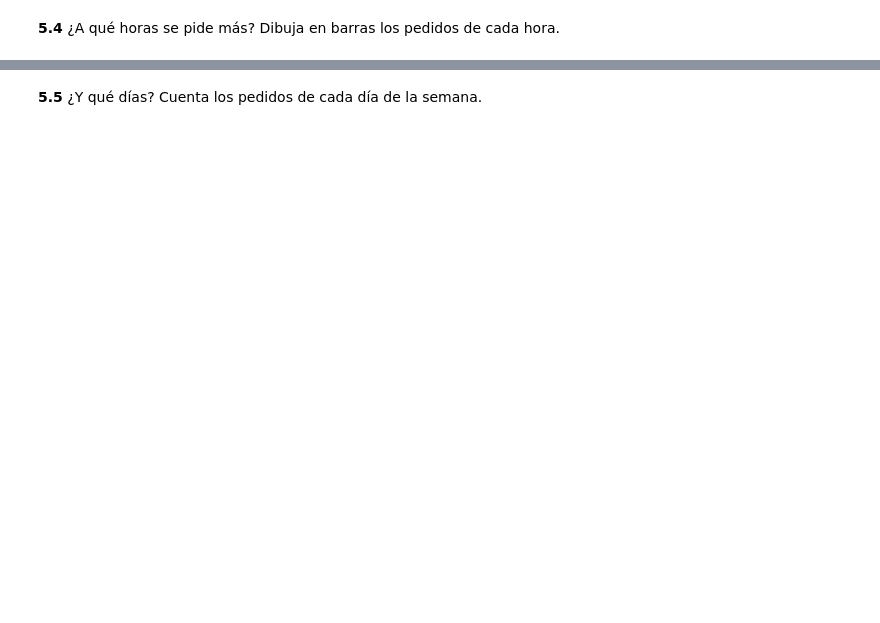
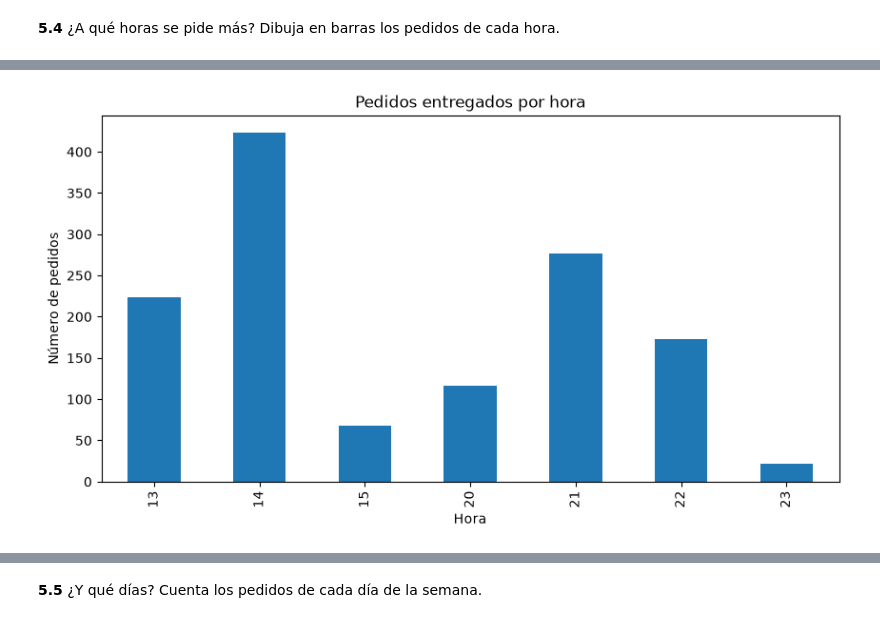
Before and after one commit to eripinor/practica_domicilio, a Jupyter notebook: a_domicilio.ipynb, the cells around one changed output, grey strips where cells are left out. Cells and saved outputs as stored; diff of their text form; code cells hidden in the pictures; blank space fills up the shorter version.

```diff
--- a/a_domicilio.ipynb
+++ b/a_domicilio.ipynb
@@ -654,0 +723,16 @@ Respuesta:
+# %%
+# Contar los pedidos entregados de cada hora
+pedidos_hora = entregados.groupby("hora").size()
+
+# Dibujar los pedidos de cada hora
+pedidos_hora.plot(kind="bar", figsize=(10,5))
+
+# Añadir título y etiquetas
+plt.title("Pedidos entregados por hora")
+plt.xlabel("Hora")
+plt.ylabel("Número de pedidos")
+
+# Mostrar el gráfico
+plt.show()
+# %% [output]
+[figure, added]
```
Also changed, not shown: parts of 42 cells of this notebook, 3 other files.
